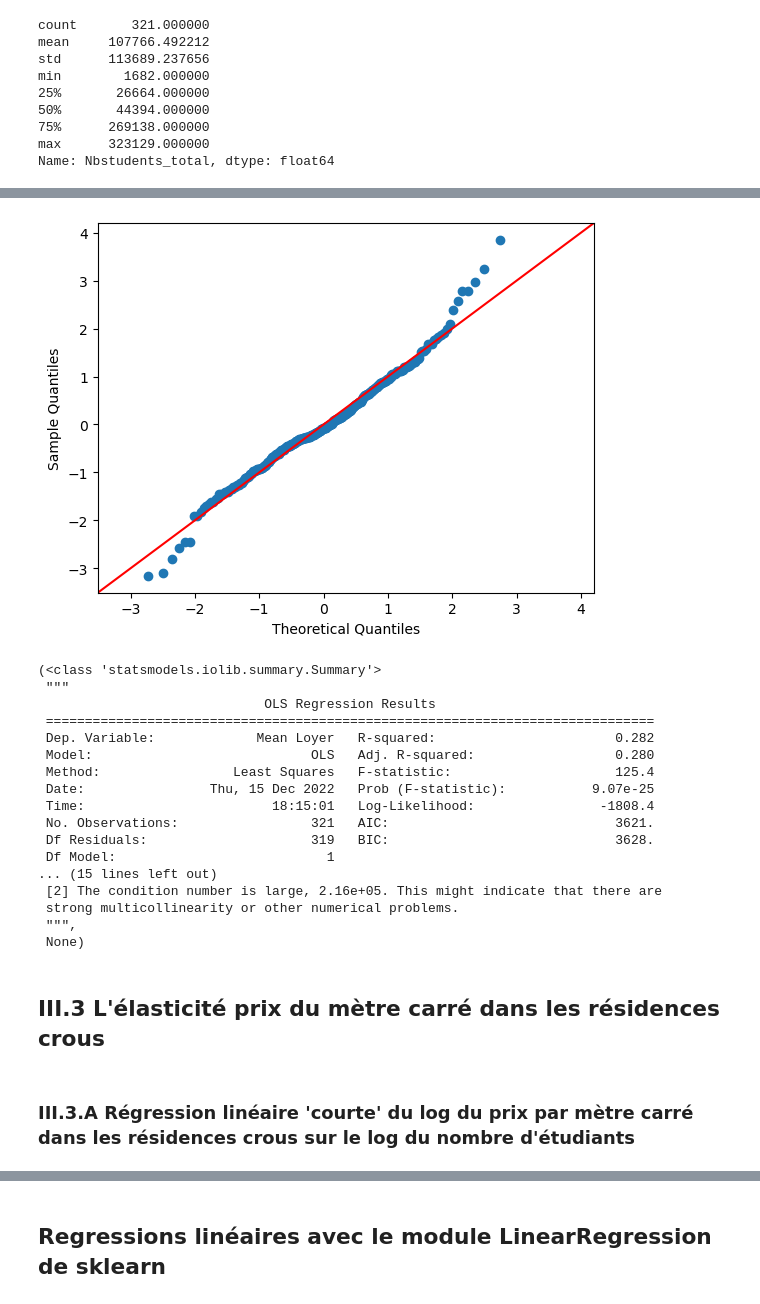
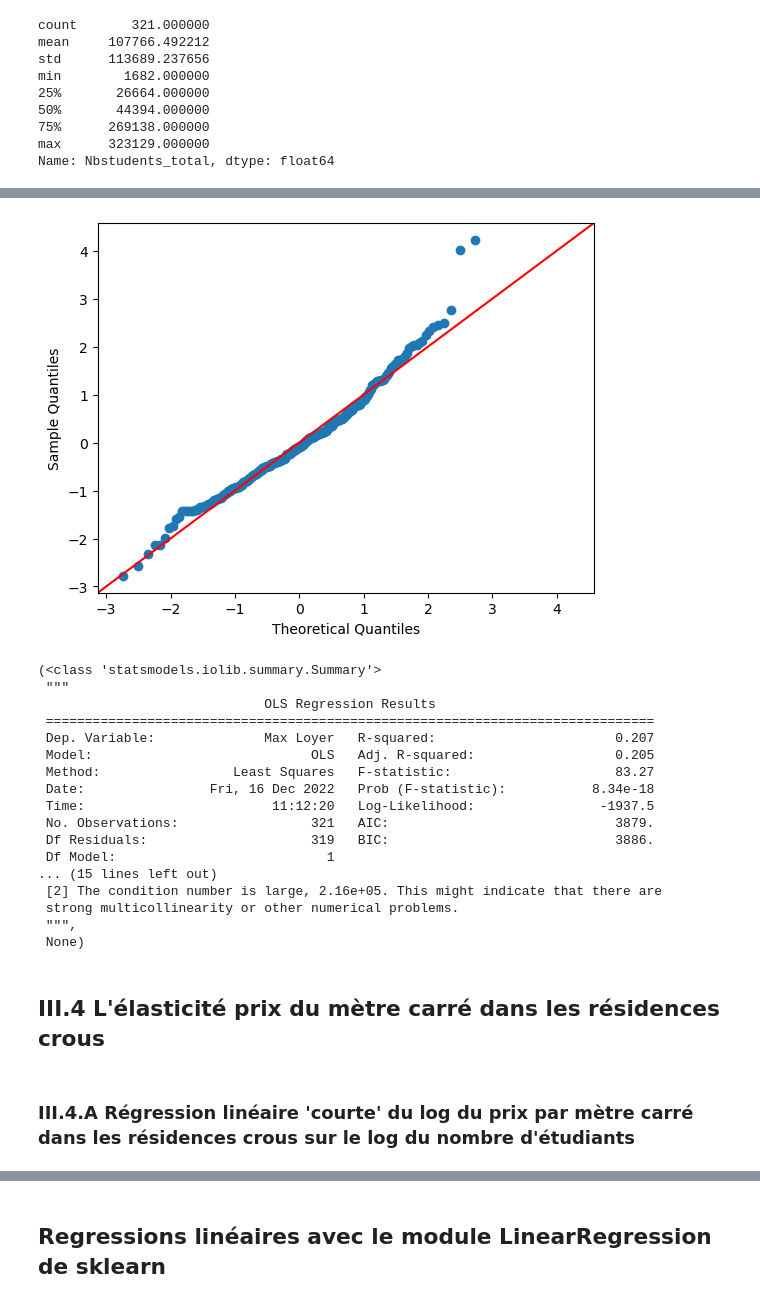
Before and after one commit to Simgnt/La-loi-du-Crous, a Jupyter notebook: Regressions.ipynb, the cells around one changed output, grey strips where cells are left out. Saved outputs shown, nothing was run; the diff lists cells and outputs as text; code cells hidden in the pictures.

```diff
--- a/Regressions.ipynb
+++ b/Regressions.ipynb
@@ -642,18 +756,18 @@ plt.show()
 # %%
-get_OLS_reg(df_students['Nbstudents_total'],df_students['Mean Loyer'])
+get_OLS_reg(df_students['Nbstudents_total'],df_students['Max Loyer'])
 # %% [output]
-[figure, old version]
+[figure, new version]
 (<class 'statsmodels.iolib.summary.Summary'>
  """
                              OLS Regression Results
  ==============================================================================
- Dep. Variable:             Mean Loyer   R-squared:                       0.282
- Model:                            OLS   Adj. R-squared:                  0.280
- Method:                 Least Squares   F-statistic:                     125.4
- Date:                Thu, 15 Dec 2022   Prob (F-statistic):           9.07e-25
- Time:                        18:15:01   Log-Likelihood:                -1808.4
- No. Observations:                 321   AIC:                             3621.
- Df Residuals:                     319   BIC:                             3628.
+ Dep. Variable:              Max Loyer   R-squared:                       0.207
+ Model:                            OLS   Adj. R-squared:                  0.205
+ Method:                 Least Squares   F-statistic:                     83.27
+ Date:                Fri, 16 Dec 2022   Prob (F-statistic):           8.34e-18
+ Time:                        11:12:20   Log-Likelihood:                -1937.5
+ No. Observations:                 321   AIC:                             3879.
+ Df Residuals:                     319   BIC:                             3886.
  Df Model:                           1
 ... (15 lines left out)
  [2] The condition number is large, 2.16e+05. This might indicate that there are
@@ -661,9 +775,9 @@ get_OLS_reg(df_students['Nbstudents_total'],df_students['Mean Loyer'])
  """,
  None)
 # %% [markdown]
-## III.3 L'élasticité prix du mètre carré dans les résidences crous
+## III.4 L'élasticité prix du mètre carré dans les résidences crous
 # %% [markdown]
-### III.3.A Régression linéaire 'courte' du log du prix par mètre carré dans les résidences crous sur le log du nombre d'étudiants
+### III.4.A Régression linéaire 'courte' du log du prix par mètre carré dans les résidences crous sur le log du nombre d'étudiants
 # %%
 x= np.log(df_students['Nbstudents_total'])
 y= np.log(df_students['Mean Loyer']/df_students['Mean Surface'])
```
Also changed, not shown: parts of 47 cells of this notebook.
